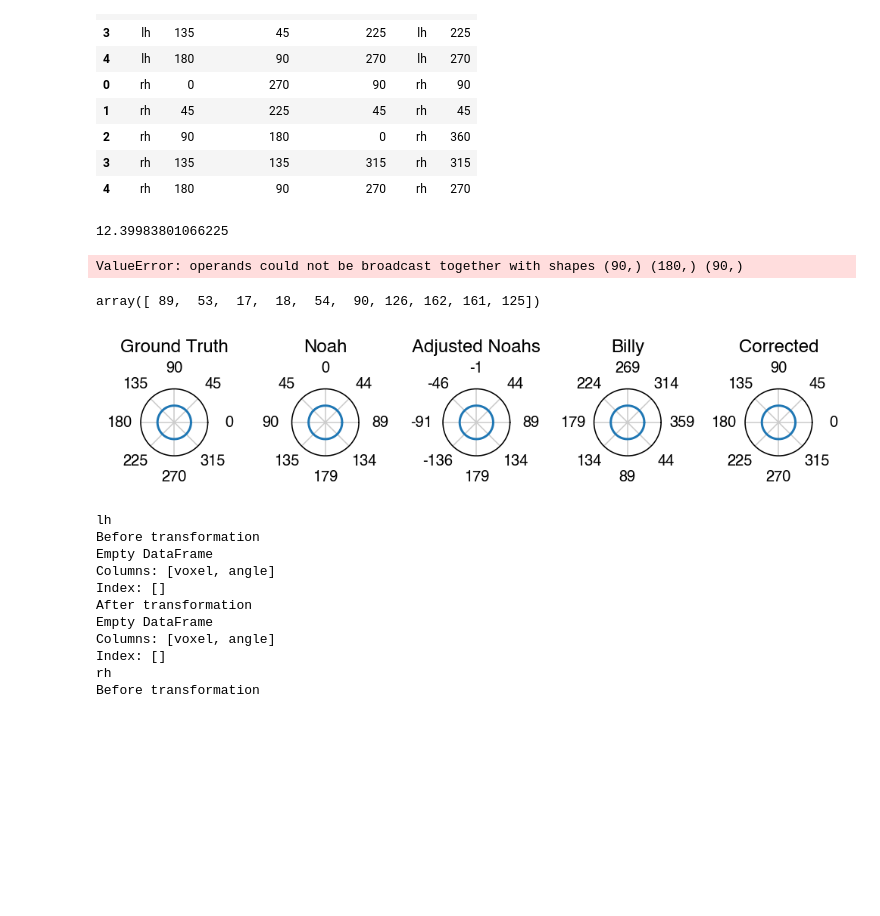
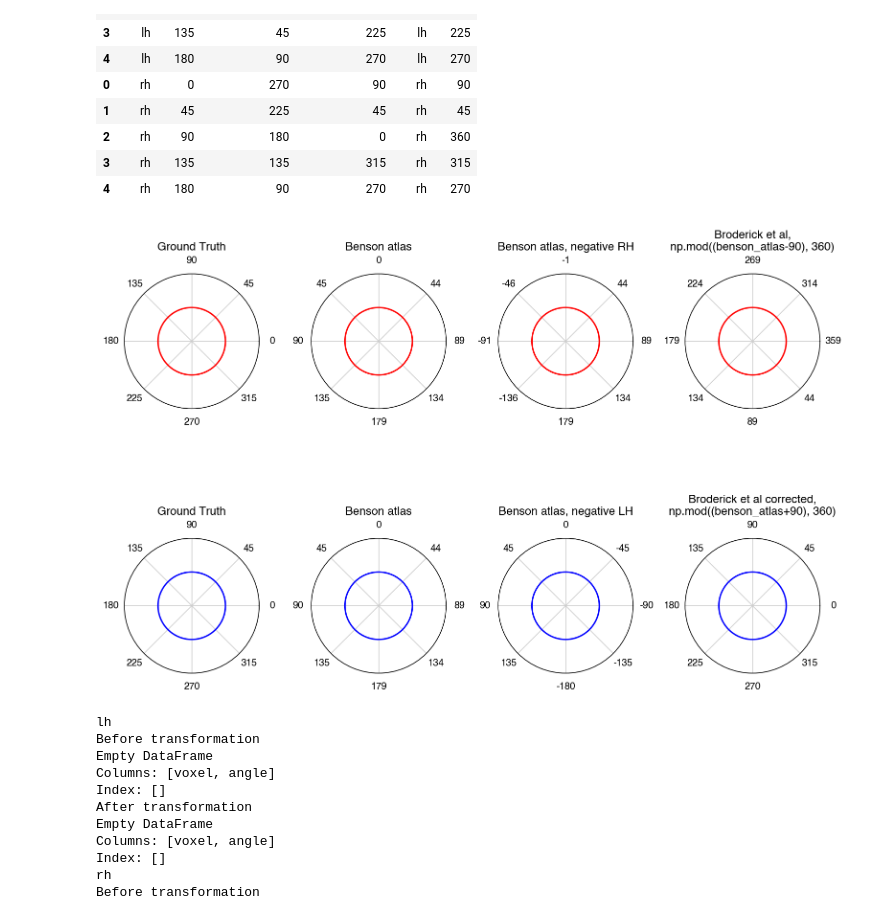
Before and after one commit to JiyeongHa/Spatial-Frequency-Preference_NSDsyn, a Jupyter notebook: notebooks/1.2-prep-broderick-data.ipynb, the cells around one changed output. Saved outputs shown, nothing was run; the diff lists cells and outputs as text; code cells hidden in the pictures; blank space fills up the shorter version.

```diff
--- a/notebooks/1.2-prep-broderick-data.ipynb
+++ b/notebooks/1.2-prep-broderick-data.ipynb
@@ -170,73 +170,78 @@ pd.concat((test,answer), axis=1)
 | 2 | rh | 90 | 180 | 0 | rh | 360 |
 | 3 | rh | 135 | 135 | 315 | rh | 315 |
 | 4 | rh | 180 | 90 | 270 | rh | 270 |
-# %%
-np.rad2deg(0.216418)
-# %% [output]
-12.39983801066225
-# %%
-noah_angles = np.flip(np.arange(0,90))
-# %% [output]
-ValueError: operands could not be broadcast together with shapes (90,) (180,) (90,)
 # %%
+#1
 ground_truth = np.arange(0, 360)
+#2
 noah_angles = np.flip(np.arange(0,90))
 noah_angles = np.concatenate((noah_angles, np.arange(0,180)))
 noah_angles = np.concatenate((noah_angles, np.flip(np.arange(90,180))))
-
+#3
 adjusted_noah_angles = np.flip(np.arange(0,90))
 adjusted_noah_angles = np.concatenate((adjusted_noah_angles, np.flip(np.arange(-180,0))))
 adjusted_noah_angles = np.concatenate((adjusted_noah_angles, np.flip(np.arange(90,180))))
-
+#4
 billy_angles = np.mod((adjusted_noah_angles-90), 360)
 
-corrected_angles = np.arange(-90,0)
-corrected_angles = np.concatenate((corrected_angles, np.arange(0,180)))
-corrected_angles = np.concatenate((corrected_angles, np.arange(-180,-90)))
-corrected_angles = np.mod((corrected_angles+90), 360)
+#5
+new_adjusted_noah_angles = np.arange(-90,0)
+new_adjusted_noah_angles = np.concatenate((new_adjusted_noah_angles, np.arange(0,180)))
+new_adjusted_noah_angles = np.concatenate((new_adjusted_noah_angles, np.arange(-180,-90)))
+#6
+corrected_angles = np.mod((new_adjusted_noah_angles+90), 360)
-# %%
-noah_angles[::36]
-# %% [output]
-array([ 89,  53,  17,  18,  54,  90, 126, 162, 161, 125])
 # %%
 import matplotlib.pyplot as plt
 import matplotlib as mpl
 
 rc = {'text.color': 'black',
       'axes.labelcolor': 'black',
       'xtick.color': 'black',
       'ytick.color': 'black',
       'axes.edgecolor': 'black',
       'font.family': 'Helvetica',
       'figure.dpi': 72 * 2,
       'savefig.dpi': 72 * 4
       }
 mpl.rcParams.update(rc)
 
 every=45
-fig, axes = plt.subplots(1,5, figsize=(7, 5), subplot_kw=dict(polar=True))
+fig, axes = plt.subplots(2,4, figsize=(11, 8), subplot_kw=dict(polar=True))
 
-for i in range(5):
+for i, ax in enumerate(axes.flatten()):
     # Remove all x and y ticks
-    axes[i].set_xticks([])  # Remove x ticks (theta)
-    axes[i].set_yticks([])  # Remove y ticks (r)
-    axes[i].plot(np.deg2rad(ground_truth), [1]*360)
-    axes[i].set_xticks(np.deg2rad(ground_truth)[::every])
+    ax.set_xticks([])  # Remove x ticks (theta)
+    ax.set_yticks([])  # Remove y ticks (r)
+    if i < 4:
+        c = 'r'
+    else:
+        c = 'b'
+    ax.plot(np.deg2rad(ground_truth), [1]*360, color=c)
+    ax.set_xticks(np.deg2rad(ground_truth)[::every])
 
-axes[0].set_title('Ground Truth')
-axes[1].set_title('Noah')
-axes[2].set_title('Adjusted Noahs')
-axes[3].set_title('Billy')
-axes[4].set_title('Corrected')
-axes[0].set_xticklabels(ground_truth[::every])
-axes[1].set_xticklabels(noah_angles[::every])
-axes[2].set_xticklabels(adjusted_noah_angles[::every])
-axes[3].set_xticklabels(billy_angles[::every])
-axes[4].set_xticklabels(corrected_angles[::every])
+axes[0,0].set_title('Ground Truth')
+axes[0,1].set_title('Benson atlas')
+axes[0,2].set_title('Benson atlas, negative RH')
+axes[0,3].set_title('Broderick et al,\nnp.mod((benson_atlas-90), 360)')
+axes[1,0].set_title('Ground Truth')
+axes[1,1].set_title('Benson atlas')
+axes[1,2].set_title('Benson atlas, negative LH')
+axes[1,3].set_title('Broderick et al corrected,\nnp.mod((benson_atlas+90), 360)')
+
+
+axes[0,0].set_xticklabels(ground_truth[::every])
+axes[0,1].set_xticklabels(noah_angles[::every])
+axes[0,2].set_xticklabels(adjusted_noah_angles[::every])
+axes[0,3].set_xticklabels(billy_angles[::every])
+axes[1,0].set_xticklabels(ground_truth[::every])
+axes[1,1].set_xticklabels(noah_angles[::every])
+axes[1,2].set_xticklabels(new_adjusted_noah_angles[::every])
+axes[1,3].set_xticklabels(corrected_angles[::every])
+
 
 plt.tight_layout()
 # %% [output]
-[figure, old version]
+[figure, new version]
 # %%
 prf_dict = {}
 prf_dict['lh_angle'] = [0, 45, 90, 135, 180]
```
Also changed, not shown: 5 other files.
